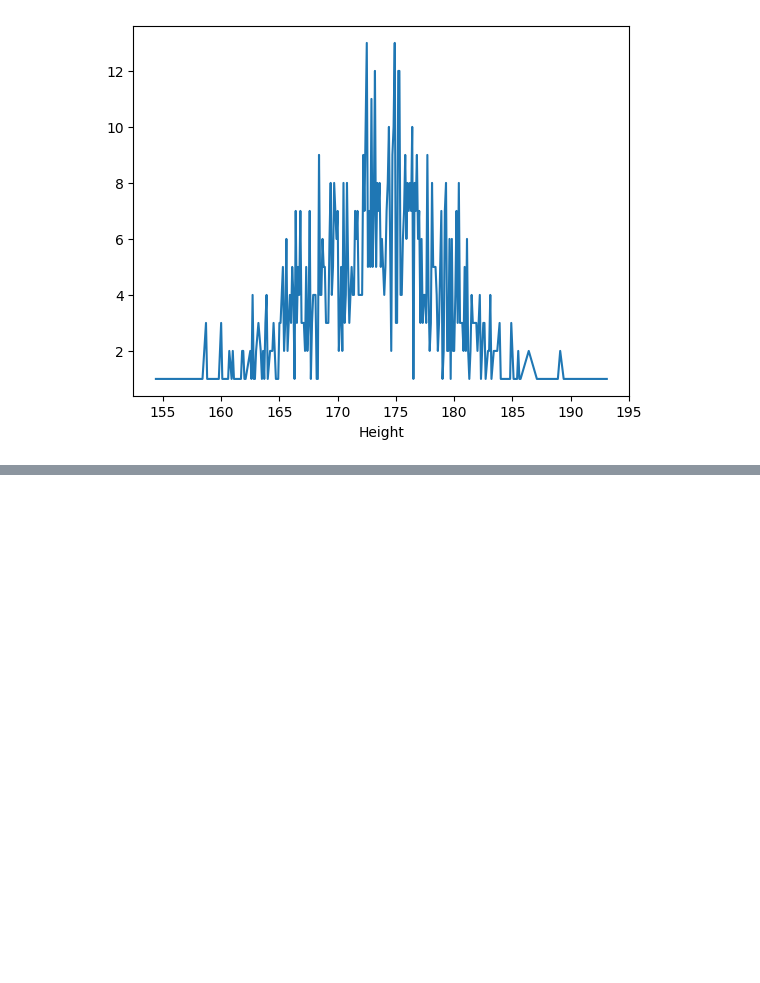
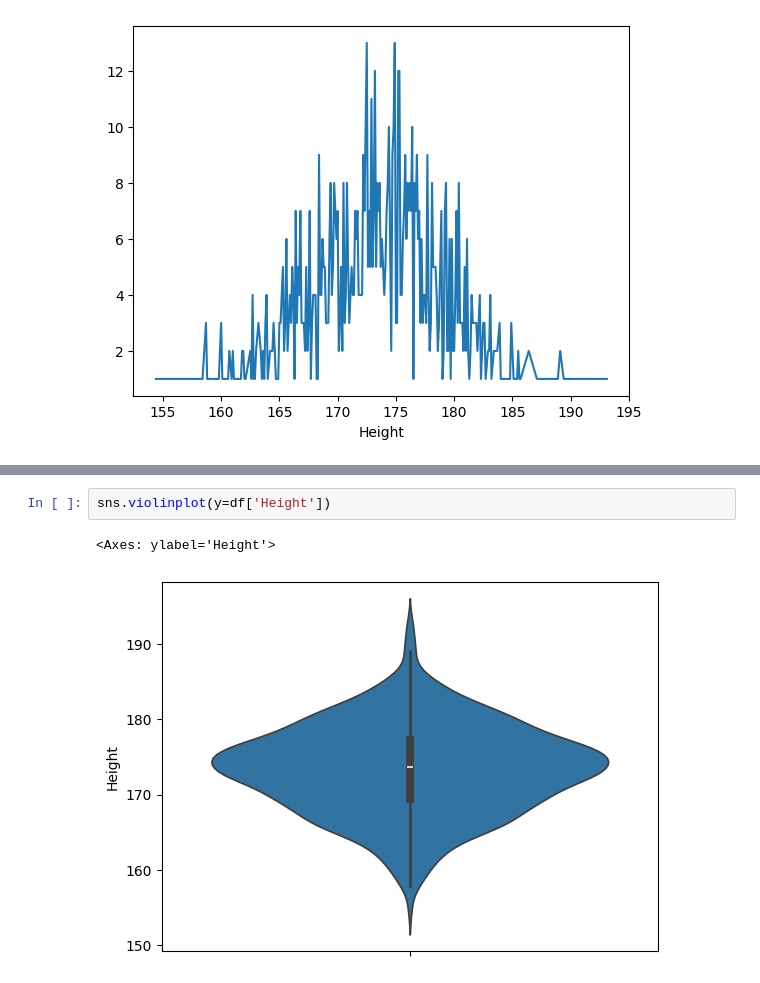
Before and after one commit to dlsdud9098/pandas_test, a Jupyter notebook: seaborn_test.ipynb, the cells around one changed output, grey strips where cells are left out. Cells and saved outputs as stored; diff of their text form; blank space fills up the shorter version.

```diff
--- a/seaborn_test.ipynb
+++ b/seaborn_test.ipynb
@@ -86,0 +123,5 @@ and update your code. This will become an error in seaborn v0.14.0.
+# %%
+sns.violinplot(y=df['Height'])
+# %% [output]
+<Axes: ylabel='Height'>
+[figure, added]
```
Also changed, not shown: parts of 18 cells of this notebook, 10 other files.
